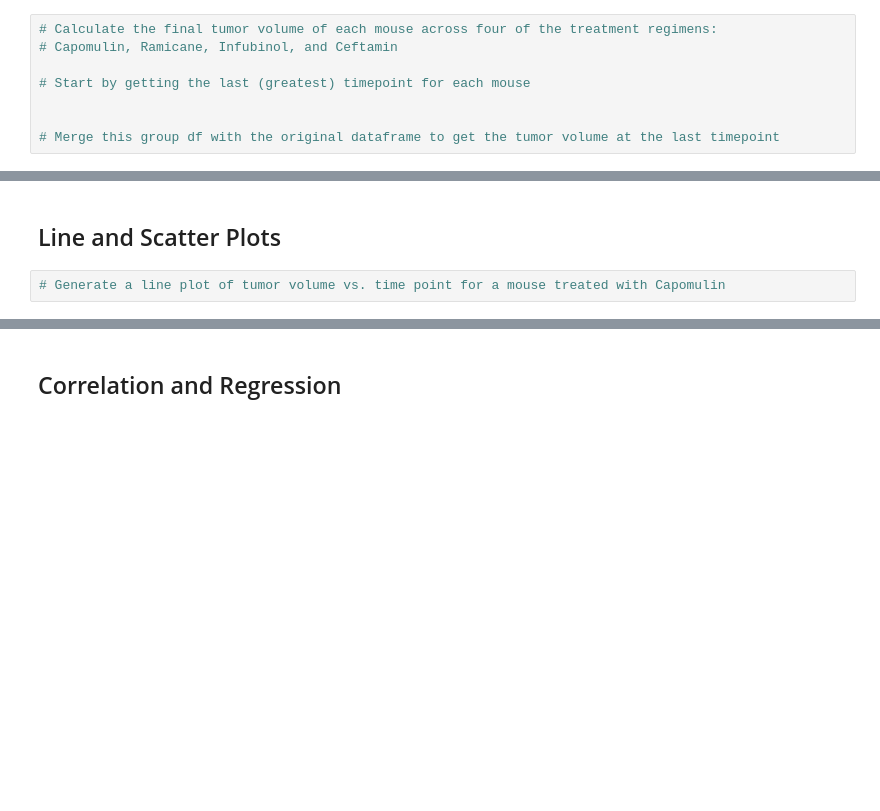
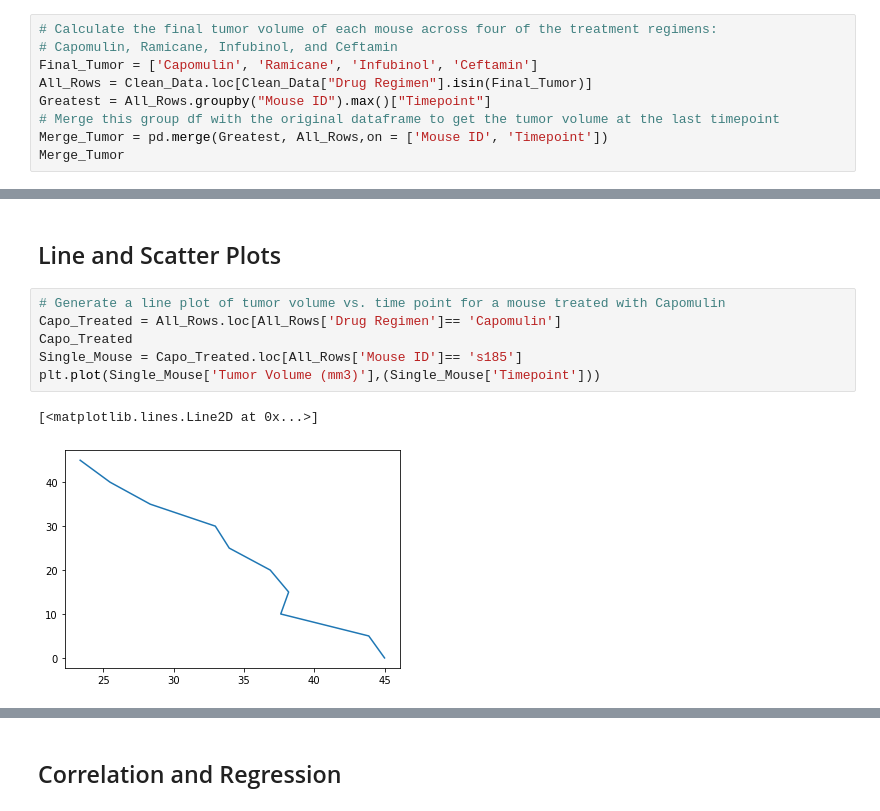
Before and after one commit to BrookAnn/Matplotlib_Homework, a Jupyter notebook: Pymaceuticals/pymaceuticals_starter.ipynb, the cells around one changed output, grey strips where cells are left out. Saved outputs shown, nothing was run; the diff lists cells and outputs as text; blank space fills up the shorter version.

```diff
--- a/Pymaceuticals/pymaceuticals_starter.ipynb
+++ b/Pymaceuticals/pymaceuticals_starter.ipynb
@@ -177,9 +177,10 @@ plt.show()
 # %%
 # Calculate the final tumor volume of each mouse across four of the treatment regimens:
 # Capomulin, Ramicane, Infubinol, and Ceftamin
-
-# Start by getting the last (greatest) timepoint for each mouse
-
-
+Final_Tumor = ['Capomulin', 'Ramicane', 'Infubinol', 'Ceftamin']
+All_Rows = Clean_Data.loc[Clean_Data["Drug Regimen"].isin(Final_Tumor)]
+Greatest = All_Rows.groupby("Mouse ID").max()["Timepoint"]
 # Merge this group df with the original dataframe to get the tumor volume at the last timepoint
+Merge_Tumor = pd.merge(Greatest, All_Rows,on = ['Mouse ID', 'Timepoint'])
+Merge_Tumor
 # %% [output]
@@ -208,5 +270,12 @@ AttributeError: module 'matplotlib.pyplot' has no attribute 'boxplt'
 ## Line and Scatter Plots
 # %%
 # Generate a line plot of tumor volume vs. time point for a mouse treated with Capomulin
+Capo_Treated = All_Rows.loc[All_Rows['Drug Regimen']== 'Capomulin']
+Capo_Treated
+Single_Mouse = Capo_Treated.loc[All_Rows['Mouse ID']== 's185']
+plt.plot(Single_Mouse['Tumor Volume (mm3)'],(Single_Mouse['Timepoint']))
+# %% [output]
+[<matplotlib.lines.Line2D at 0x...>]
+[figure, added]
 # %%
 # Generate a scatter plot of average tumor volume vs. mouse weight for the Capomulin regimen
```
Also changed, not shown: parts of 6 cells of this notebook.
